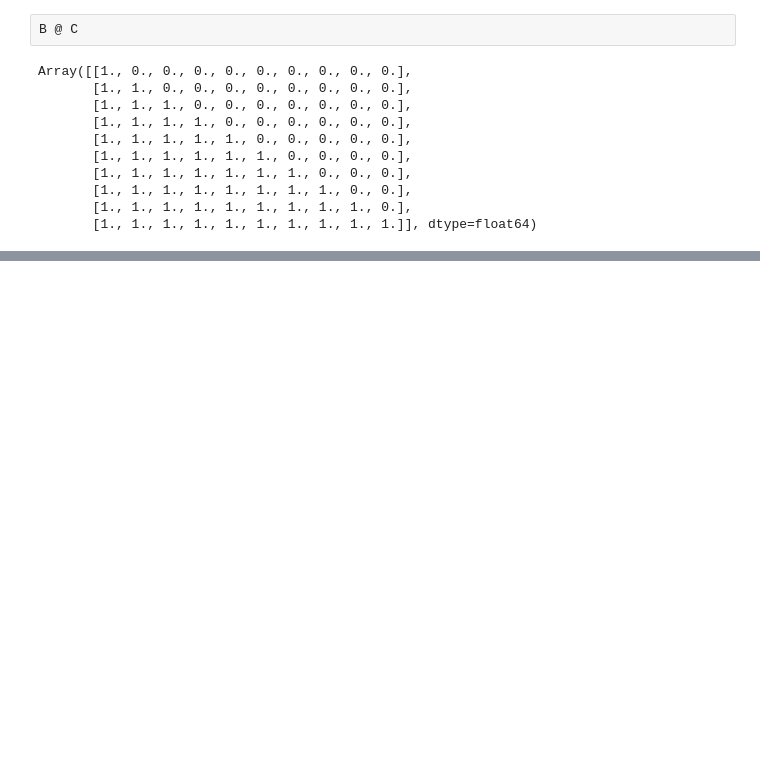
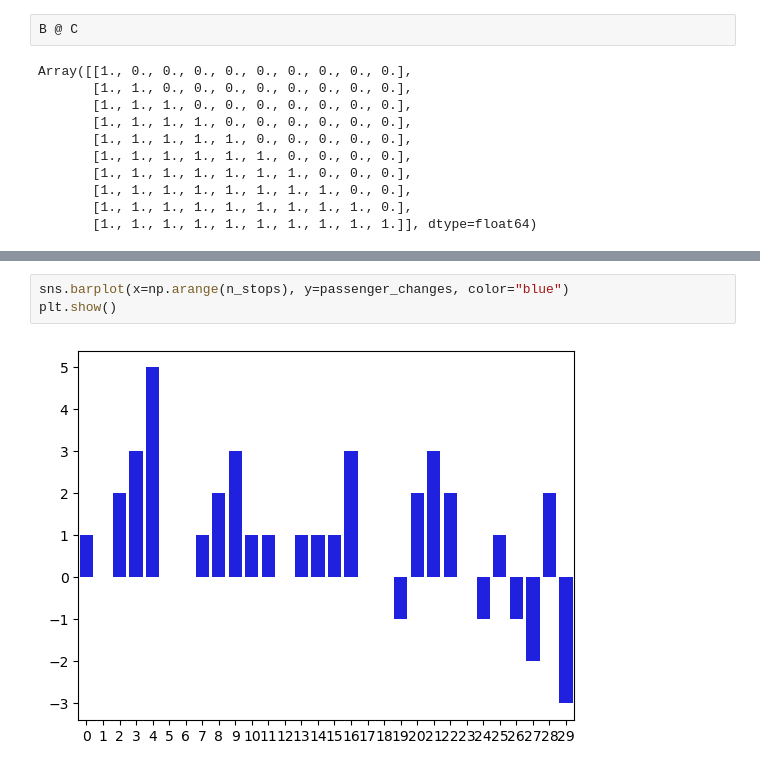
Before and after one commit to DPBayes/apc-anonymizer, a Jupyter notebook: matrix_mechanism/test_matrix_mechanism.ipynb, the cells around one changed output, grey strips where cells are left out. Cells and saved outputs as stored; diff of their text form; blank space fills up the shorter version.

```diff
--- a/matrix_mechanism/test_matrix_mechanism.ipynb
+++ b/matrix_mechanism/test_matrix_mechanism.ipynb
@@ -41,0 +93,5 @@ sensitivity = 2 * max_col_norm_C * max_data_abs_value
+# %%
+sns.barplot(x=np.arange(n_stops), y=passenger_changes, color="blue")
+plt.show()
+# %% [output]
+[figure, added]
```
Also changed, not shown: parts of 8 cells of this notebook.
